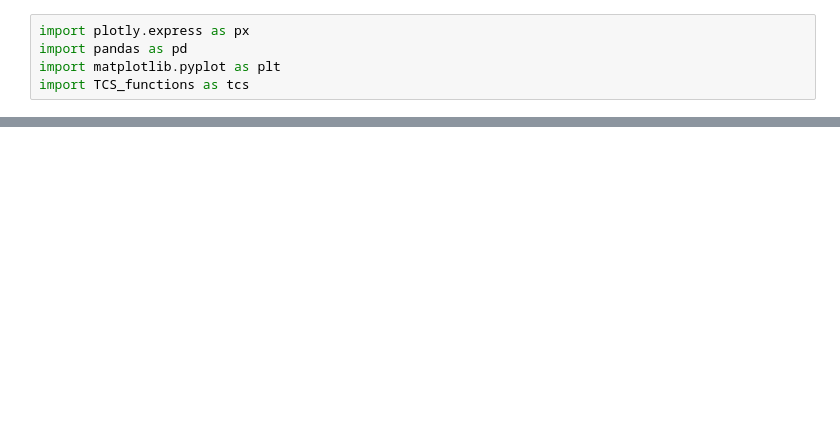
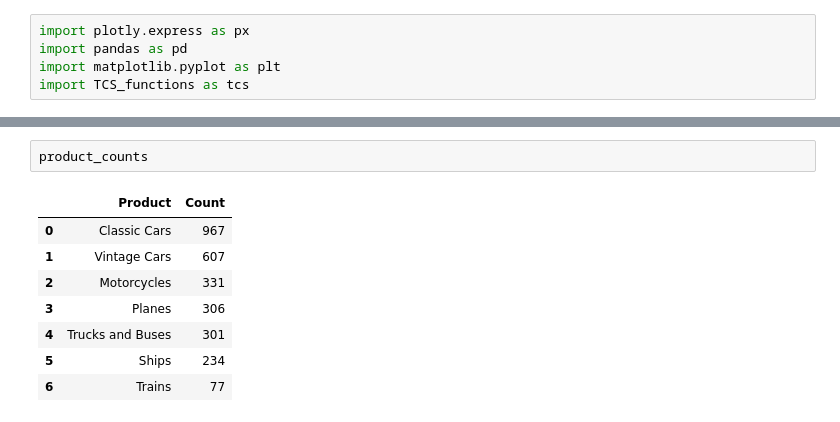
Before and after one commit to cameroncochrane/tcs_streamlit, a Jupyter notebook: test.ipynb, the cells around one changed output, grey strips where cells are left out. Cells and saved outputs as stored; diff of their text form; blank space fills up the shorter version.

```diff
--- a/test.ipynb
+++ b/test.ipynb
@@ -270,0 +24,11 @@ products
+# %%
+product_counts
+# %% [output]
+|  | Product | Count |
+| 0 | Classic Cars | 967 |
+| 1 | Vintage Cars | 607 |
+| 2 | Motorcycles | 331 |
+| 3 | Planes | 306 |
+| 4 | Trucks and Buses | 301 |
+| 5 | Ships | 234 |
+| 6 | Trains | 77 |
```
Also changed, not shown: parts of 23 cells of this notebook, 2 other files.
